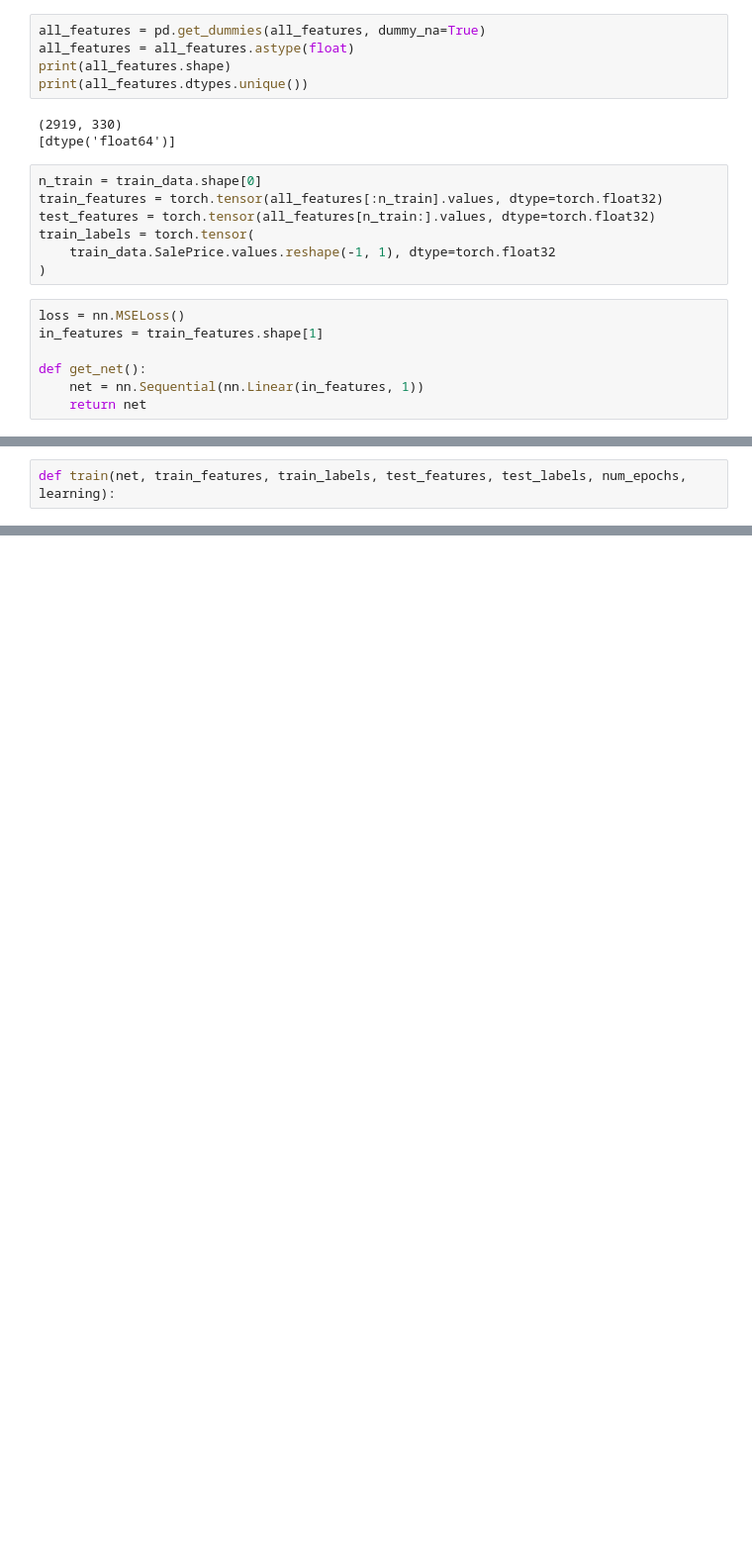
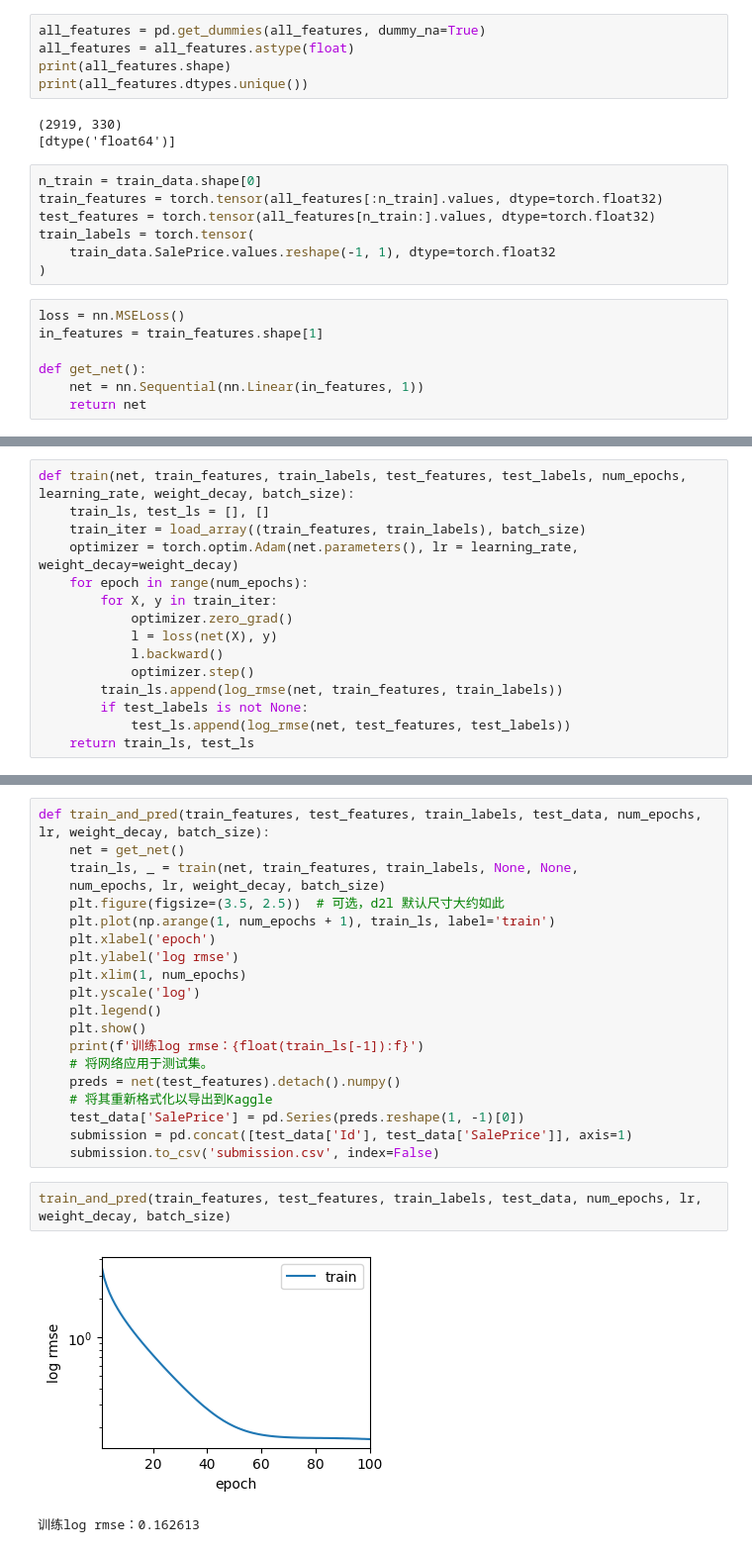
Before and after one commit to ma-zilin/DeepLearningFoundations, a Jupyter notebook: d2l/Kaggle_exercise.ipynb, the cells around one changed output, grey strips where cells are left out. Shown at 99% size. Saved outputs shown, nothing was run; the diff lists cells and outputs as text; blank space fills up the shorter version.

```diff
--- a/d2l/Kaggle_exercise.ipynb
+++ b/d2l/Kaggle_exercise.ipynb
@@ -119,2 +122,15 @@ def log_rmse(net, features, labels):
 # %%
-def train(net, train_features, train_labels, test_features, test_labels, num_epochs, learning):
+def train(net, train_features, train_labels, test_features, test_labels, num_epochs, learning_rate, weight_decay, batch_size):
+    train_ls, test_ls = [], []
+    train_iter = load_array((train_features, train_labels), batch_size)
+    optimizer = torch.optim.Adam(net.parameters(), lr = learning_rate, weight_decay=weight_decay)
+    for epoch in range(num_epochs):
+        for X, y in train_iter:
+            optimizer.zero_grad()
+            l = loss(net(X), y)
+            l.backward()
+            optimizer.step()
+        train_ls.append(log_rmse(net, train_features, train_labels))
+        if test_labels is not None:
+            test_ls.append(log_rmse(net, test_features, test_labels))
+    return train_ls, test_ls
@@ -120,0 +187,25 @@ def train(net, train_features, train_labels, test_features, test_labels, num_epo
+# %%
+def train_and_pred(train_features, test_features, train_labels, test_data, num_epochs, lr, weight_decay, batch_size):
+    net = get_net()
+    train_ls, _ = train(net, train_features, train_labels, None, None,
+    num_epochs, lr, weight_decay, batch_size)
+    plt.figure(figsize=(3.5, 2.5))  # 可选，d2l 默认尺寸大约如此
+    plt.plot(np.arange(1, num_epochs + 1), train_ls, label='train')
+    plt.xlabel('epoch')
+    plt.ylabel('log rmse')
+    plt.xlim(1, num_epochs)
+    plt.yscale('log')
+    plt.legend()
+    plt.show()
+    print(f'训练log rmse：{float(train_ls[-1]):f}')
+    # 将网络应用于测试集。
+    preds = net(test_features).detach().numpy()
+    # 将其重新格式化以导出到Kaggle
+    test_data['SalePrice'] = pd.Series(preds.reshape(1, -1)[0])
+    submission = pd.concat([test_data['Id'], test_data['SalePrice']], axis=1)
+    submission.to_csv('submission.csv', index=False)
+# %%
+train_and_pred(train_features, test_features, train_labels, test_data, num_epochs, lr, weight_decay, batch_size)
+# %% [output]
+[figure, added]
+训练log rmse：0.162613
```
Also changed, not shown: parts of 6 cells of this notebook.
